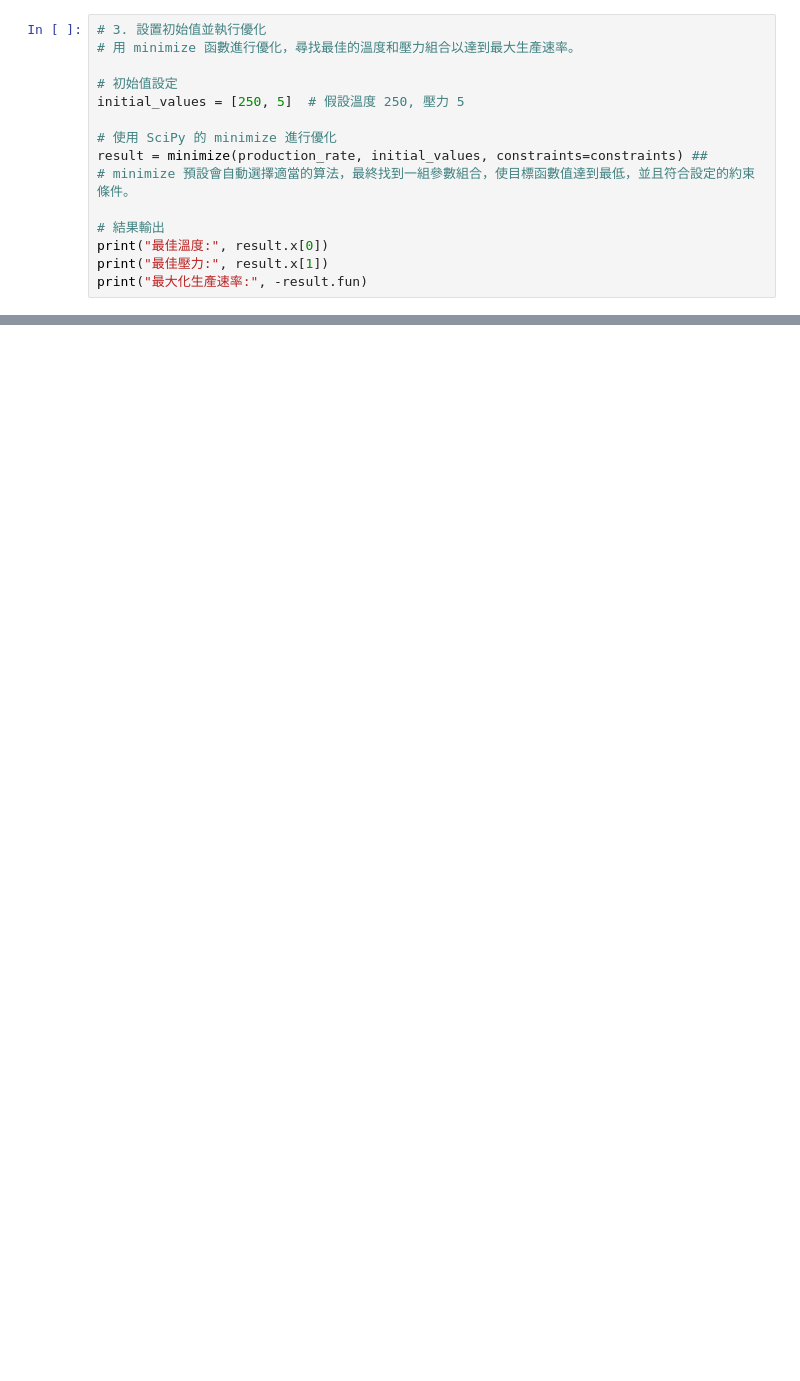
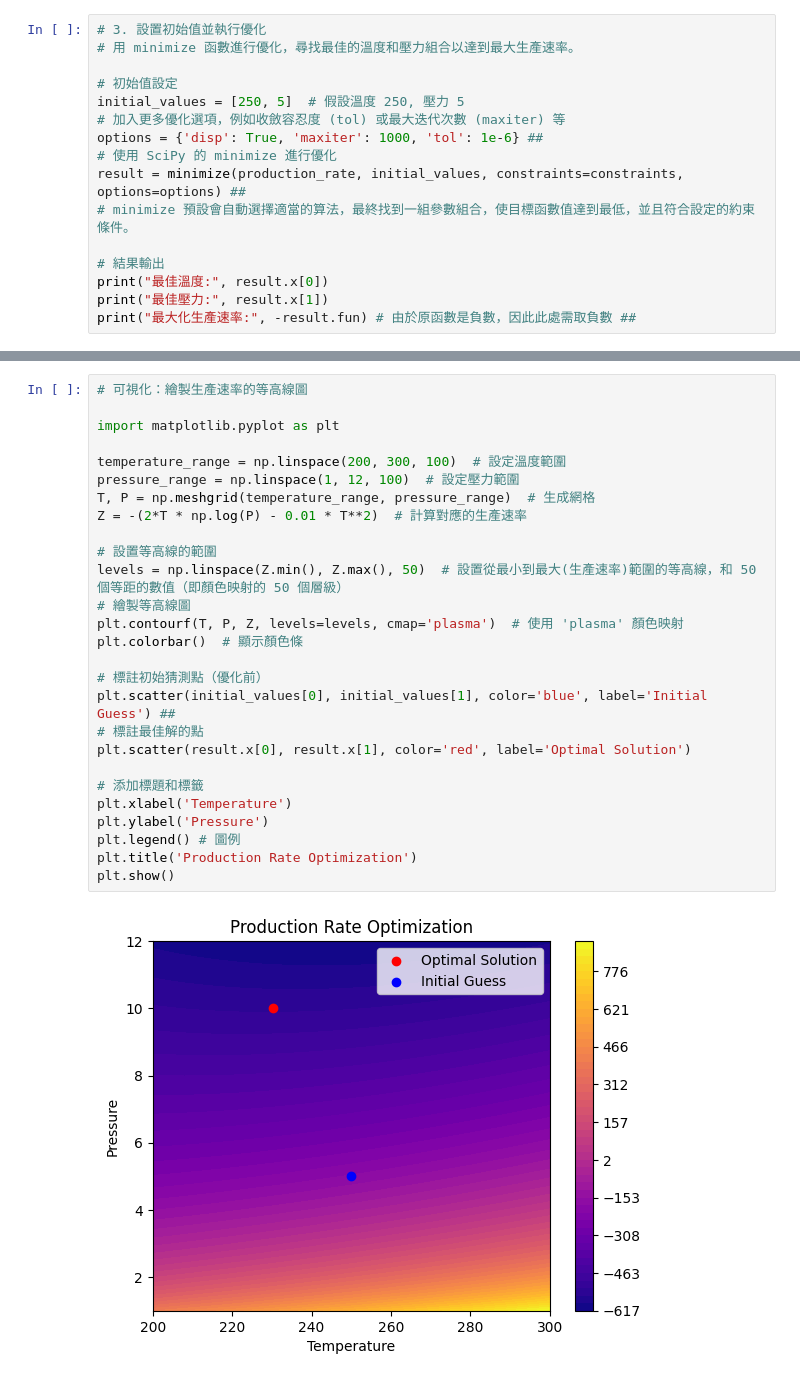
Before and after one commit to c-cat-er/cat_py_c, a Jupyter notebook: new/process_parameter_optimization.ipynb, the cells around one changed output, grey strips where cells are left out. Drawn from its saved outputs; the diff is of its cells as text; blank space fills up the shorter version.

```diff
--- a/new/process_parameter_optimization.ipynb
+++ b/new/process_parameter_optimization.ipynb
@@ -30,12 +30,13 @@ constraints = (
 
 # 初始值設定
 initial_values = [250, 5]  # 假設溫度 250, 壓力 5
-
+# 加入更多優化選項，例如收斂容忍度 (tol) 或最大迭代次數 (maxiter) 等
+options = {'disp': True, 'maxiter': 1000, 'tol': 1e-6} ##
 # 使用 SciPy 的 minimize 進行優化
-result = minimize(production_rate, initial_values, constraints=constraints) ##
+result = minimize(production_rate, initial_values, constraints=constraints, options=options) ##
 # minimize 預設會自動選擇適當的算法，最終找到一組參數組合，使目標函數值達到最低，並且符合設定的約束條件。
 
 # 結果輸出
 print("最佳溫度:", result.x[0])
 print("最佳壓力:", result.x[1])
-print("最大化生產速率:", -result.fun)
+print("最大化生產速率:", -result.fun) # 由於原函數是負數，因此此處需取負數 ##
@@ -41,0 +52,29 @@ print("最大化生產速率:", -result.fun)
+# %%
+# 可視化：繪製生產速率的等高線圖
+
+import matplotlib.pyplot as plt
+
+temperature_range = np.linspace(200, 300, 100)  # 設定溫度範圍
+pressure_range = np.linspace(1, 12, 100)  # 設定壓力範圍
+T, P = np.meshgrid(temperature_range, pressure_range)  # 生成網格
+Z = -(2*T * np.log(P) - 0.01 * T**2)  # 計算對應的生產速率
+
+# 設置等高線的範圍
+levels = np.linspace(Z.min(), Z.max(), 50)  # 設置從最小到最大(生產速率)範圍的等高線，和 50 個等距的數值（即顏色映射的 50 個層級）
+# 繪製等高線圖
+plt.contourf(T, P, Z, levels=levels, cmap='plasma')  # 使用 'plasma' 顏色映射
+plt.colorbar()  # 顯示顏色條
+
+# 標註初始猜測點（優化前）
+plt.scatter(initial_values[0], initial_values[1], color='blue', label='Initial Guess') ##
+# 標註最佳解的點
+plt.scatter(result.x[0], result.x[1], color='red', label='Optimal Solution')
+
+# 添加標題和標籤
+plt.xlabel('Temperature')
+plt.ylabel('Pressure')
+plt.legend() # 圖例
+plt.title('Production Rate Optimization')
+plt.show()
+# %% [output]
+[figure, added]
```
Also changed, not shown: parts of 4 cells of this notebook, 1 other file.
